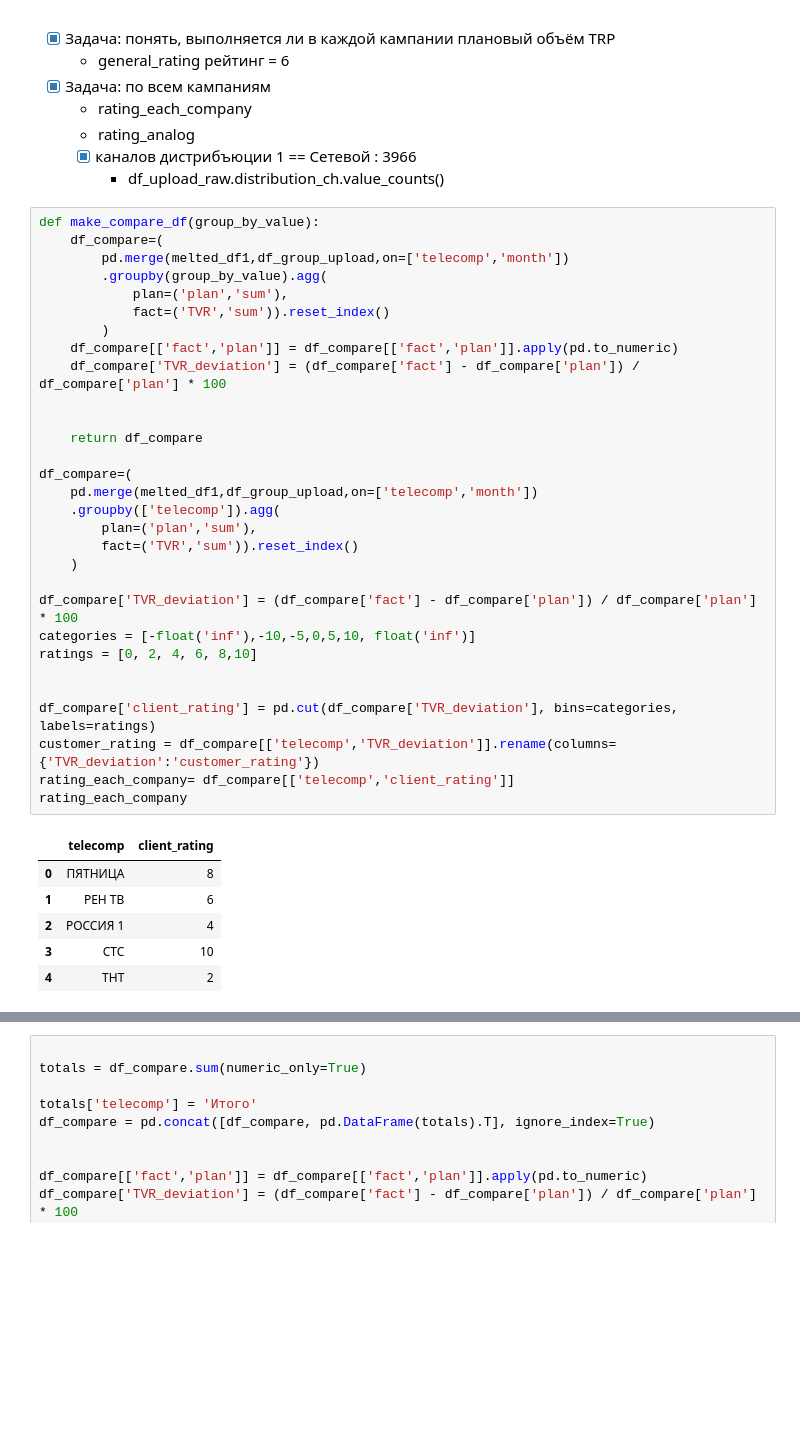
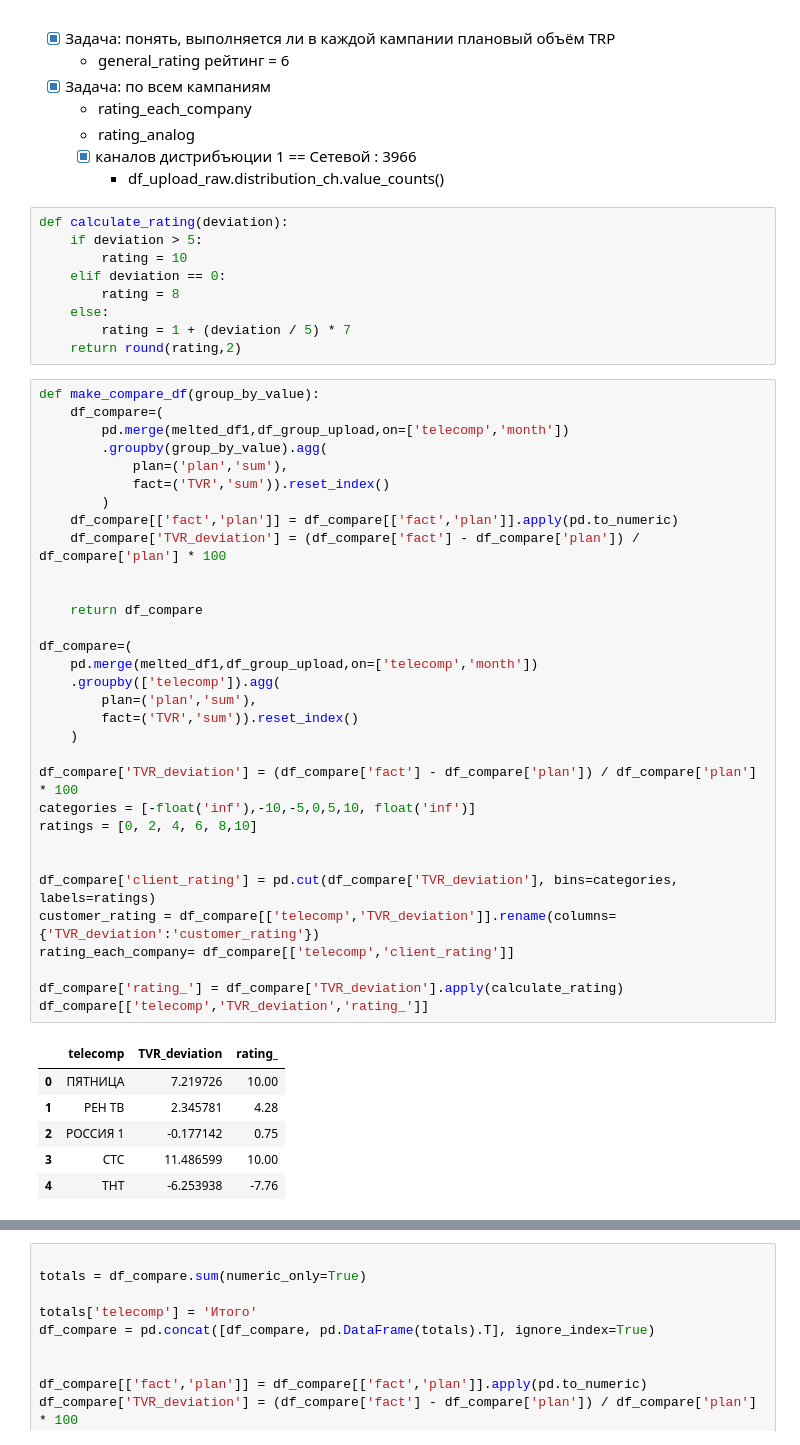
Before and after one commit to Nick2201/TRP_rate_system, a Jupyter notebook: TRP_rate_system/src/data_show.ipynb, the cells around one changed output, grey strips where cells are left out. Drawn from its saved outputs; the diff is of its cells as text; blank space fills up the shorter version.

```diff
--- a/TRP_rate_system/src/data_show.ipynb
+++ b/TRP_rate_system/src/data_show.ipynb
@@ -105,40 +105,51 @@ melted_df1 = melted_df1.query('month !="Все месяцы"')
     - rating_analog
     - [x] каналов дистрибъюции 1 == Сетевой : 3966
       - df_upload_raw.distribution_ch.value_counts()
+# %%
+def calculate_rating(deviation):
+    if deviation > 5:
+        rating = 10
+    elif deviation == 0:
+        rating = 8
+    else:
+        rating = 1 + (deviation / 5) * 7
+    return round(rating,2)
 # %%
 def make_compare_df(group_by_value):
     df_compare=(
         pd.merge(melted_df1,df_group_upload,on=['telecomp','month'])
         .groupby(group_by_value).agg(
             plan=('plan','sum'),
             fact=('TVR','sum')).reset_index()
         )
     df_compare[['fact','plan']] = df_compare[['fact','plan']].apply(pd.to_numeric)
     df_compare['TVR_deviation'] = (df_compare['fact'] - df_compare['plan']) / df_compare['plan'] * 100
 
 
     return df_compare
 
 df_compare=(
     pd.merge(melted_df1,df_group_upload,on=['telecomp','month'])
     .groupby(['telecomp']).agg(
         plan=('plan','sum'),
         fact=('TVR','sum')).reset_index()
     )
 
 df_compare['TVR_deviation'] = (df_compare['fact'] - df_compare['plan']) / df_compare['plan'] * 100
 categories = [-float('inf'),-10,-5,0,5,10, float('inf')]
 ratings = [0, 2, 4, 6, 8,10]
 
 
 df_compare['client_rating'] = pd.cut(df_compare['TVR_deviation'], bins=categories, labels=ratings)
 customer_rating = df_compare[['telecomp','TVR_deviation']].rename(columns={'TVR_deviation':'customer_rating'})
 rating_each_company= df_compare[['telecomp','client_rating']]
-rating_each_company
+
+df_compare['rating_'] = df_compare['TVR_deviation'].apply(calculate_rating)
+df_compare[['telecomp','TVR_deviation','rating_']]
 # %% [output]
-|  | telecomp | client_rating |
-| 0 | ПЯТНИЦА | 8 |
-| 1 | РЕН ТВ | 6 |
-| 2 | РОССИЯ 1 | 4 |
-| 3 | СТС | 10 |
-| 4 | ТНТ | 2 |
+|  | telecomp | TVR_deviation | rating_ |
+| 0 | ПЯТНИЦА | 7.219726 | 10.00 |
+| 1 | РЕН ТВ | 2.345781 | 4.28 |
+| 2 | РОССИЯ 1 | -0.177142 | 0.75 |
+| 3 | СТС | 11.486599 | 10.00 |
+| 4 | ТНТ | -6.253938 | -7.76 |
```
Also changed, not shown: parts of 5 cells of this notebook.
